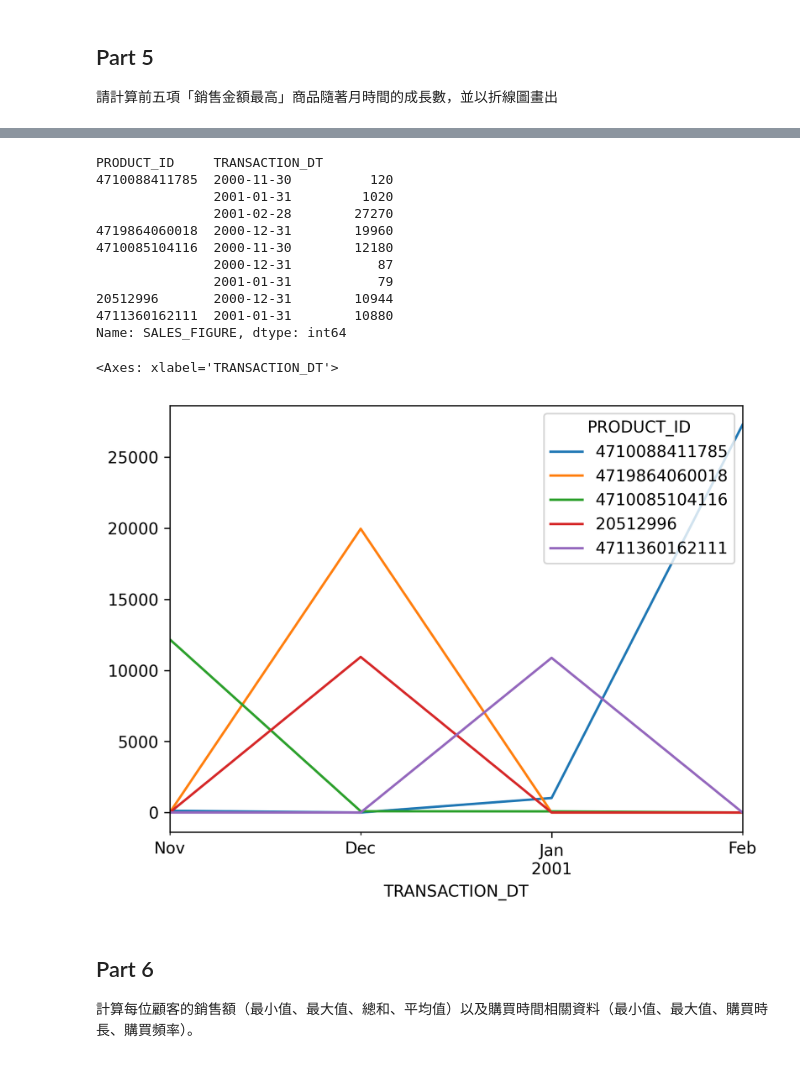
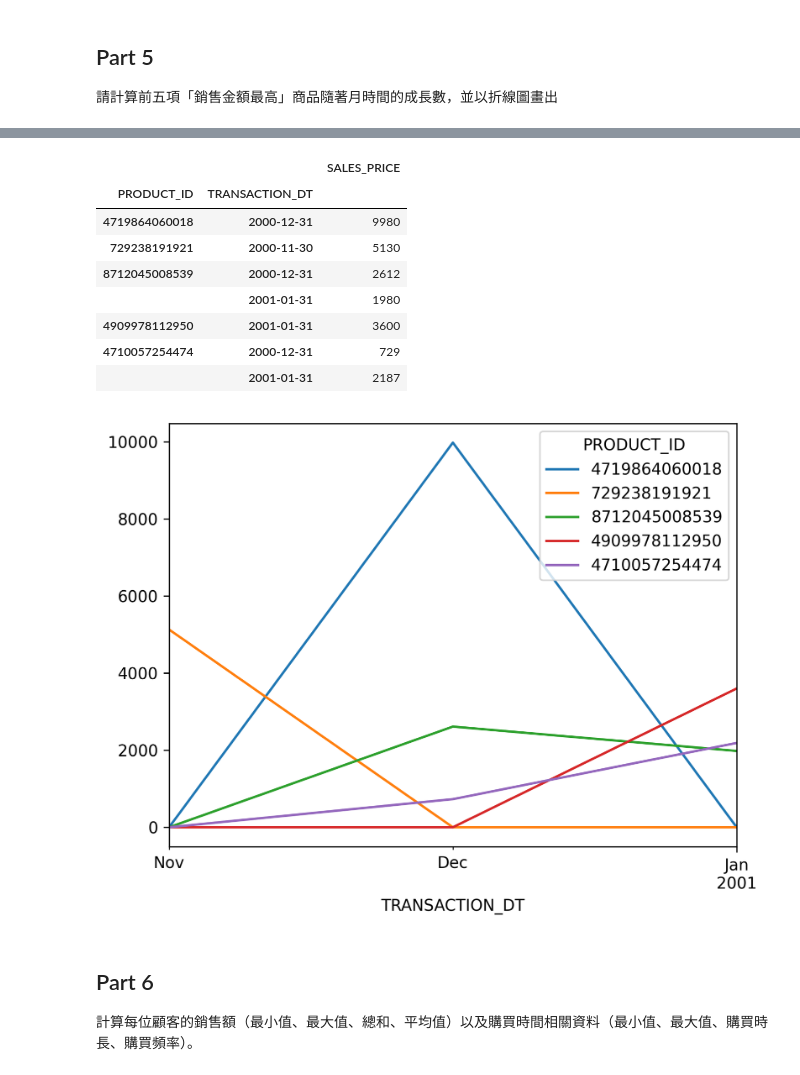
Before and after one commit to pan93412/nkust-homework, a Jupyter notebook: semester-5/business-platform-design/ch9/hw093.ipynb, the cells around one changed output, grey strips where cells are left out. Drawn from its saved outputs; the diff is of its cells as text; code cells hidden in the pictures.

```diff
--- a/semester-5/business-platform-design/ch9/hw093.ipynb
+++ b/semester-5/business-platform-design/ch9/hw093.ipynb
@@ -89,5 +89,3 @@ df.describe()
-# %%
-df["SALES_FIGURE"] = df["SALES_PRICE"] * df["AMOUNT"]
 # %% [markdown]
 ## Part 2
 
@@ -126,12 +129,14 @@ plt.show()
 
 請依月時間計算銷售額趨勢圖，並以長條圖畫出。
 # %%
-product_count_df = df.set_index("TRANSACTION_DT").resample("ME")["SALES_FIGURE"].sum()
+product_count_df = df.resample("ME", on="TRANSACTION_DT")["SALES_PRICE"].sum()
+product_count_df.index = cast(DatetimeIndex, product_count_df.index).strftime('%Y-%m')
 
 ax = plt.subplot()
+ax.set_title("monthly_sale")
+
 product_count_df.plot(kind="bar", ylabel="sale_times", xlabel="month", ax=ax, grid=True)
-ax.set_title("monthly_sale")
-ax.set_xticklabels([x.strftime("%Y-%m") for x in product_count_df.index], rotation=45)
+ax.tick_params(axis='x', rotation=0)
 
 plt.show()
 # %% [output]
@@ -219,0 +199,4 @@ Name: SALES_FIGURE, dtype: int64
+# %%
+top5_product_df = df.groupby("PRODUCT_ID")["SALES_PRICE"].sum().nlargest(5)
+
+top5_product_df.to_frame()
@@ -220,26 +211,24 @@ Name: SALES_FIGURE, dtype: int64
 # %%
 top5_time_series_sales_count = df.groupby(
     ["PRODUCT_ID", pd.Grouper(key="TRANSACTION_DT", freq="ME")]
-)["SALES_FIGURE"].sum().loc[top5_product_df.index]
+)["SALES_PRICE"].sum().loc[top5_product_df.index]
 
-top5_time_series_sales_count
+top5_time_series_sales_count.to_frame()
 # %% [output]
-PRODUCT_ID     TRANSACTION_DT
-4710088411785  2000-11-30          120
-               2001-01-31         1020
-               2001-02-28        27270
-4719864060018  2000-12-31        19960
-4710085104116  2000-11-30        12180
-               2000-12-31           87
-               2001-01-31           79
-20512996       2000-12-31        10944
-4711360162111  2001-01-31        10880
-Name: SALES_FIGURE, dtype: int64
+|  |  | SALES_PRICE |
+| PRODUCT_ID | TRANSACTION_DT |  |
+| 4719864060018 | 2000-12-31 | 9980 |
+| 729238191921 | 2000-11-30 | 5130 |
+| 8712045008539 | 2000-12-31 | 2612 |
+|  | 2001-01-31 | 1980 |
+| 4909978112950 | 2001-01-31 | 3600 |
+| 4710057254474 | 2000-12-31 | 729 |
+|  | 2001-01-31 | 2187 |
 # %%
-top5_time_series_sales_count.unstack(fill_value=0).T.plot()
+top5_time_series_sales_count.unstack(fill_value=0).T.sort_index().plot()
+plt.show()
 # %% [output]
-<Axes: xlabel='TRANSACTION_DT'>
-[figure, old version]
+[figure, new version]
 # %% [markdown]
 ## Part 6
 
```
Also changed, not shown: parts of 20 cells of this notebook, 2 other files.
